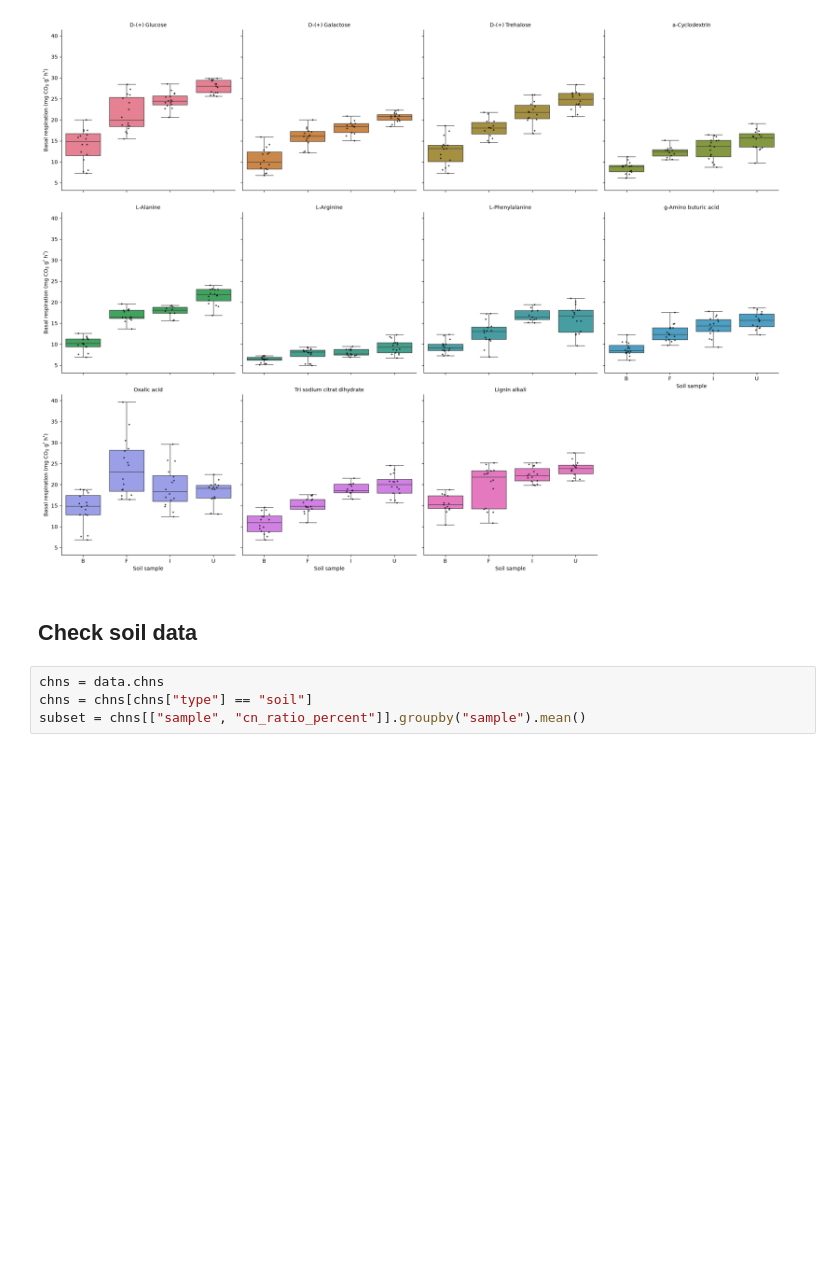
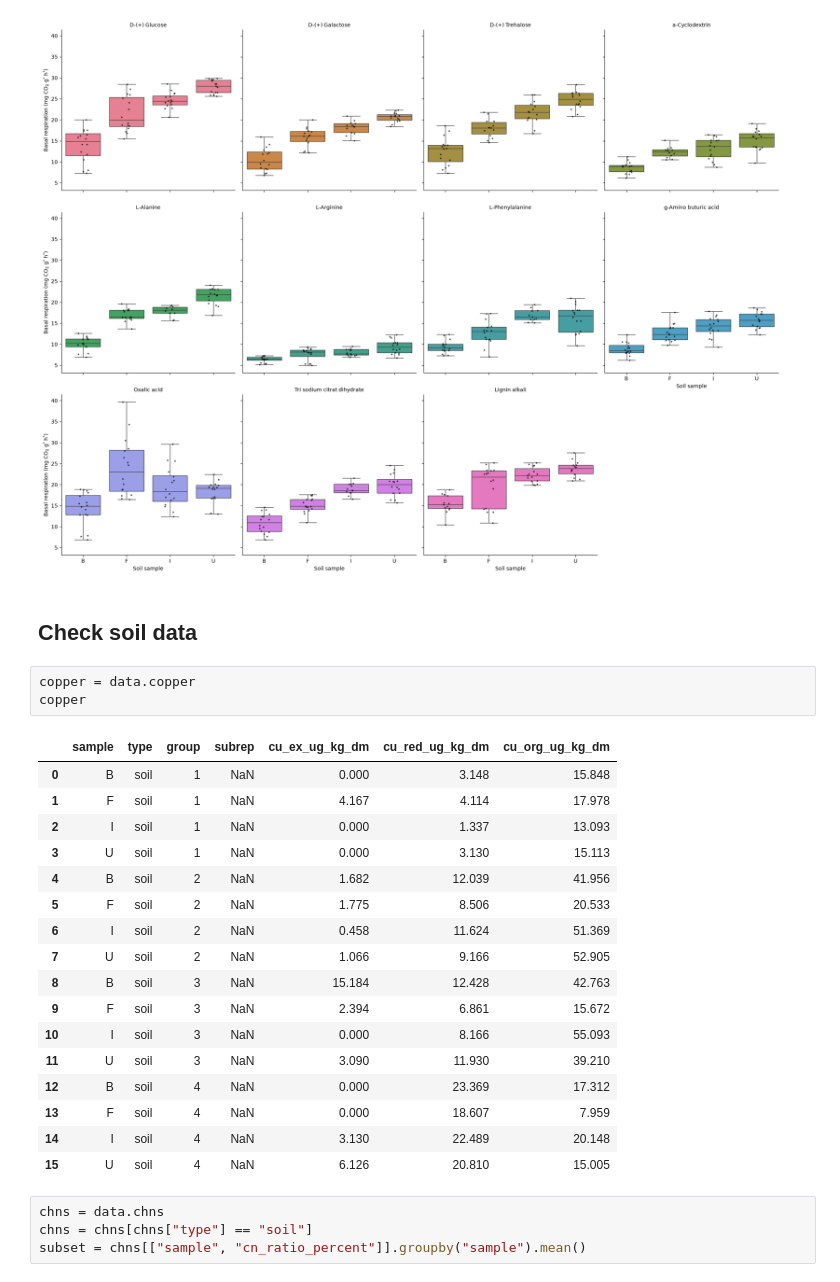
Before and after one commit to danielsehr/GEO6, a Jupyter notebook: src/geo6/main.ipynb, the cells around one changed output. Cells and saved outputs as stored; diff of their text form; blank space fills up the shorter version.

```diff
--- a/src/geo6/main.ipynb
+++ b/src/geo6/main.ipynb
@@ -133,6 +133,27 @@ save_plot(plot=plot, name="sir_boxplot")
 [figure]
 # %% [markdown]
 ## Check soil data
+# %%
+copper = data.copper
+copper
+# %% [output]
+|  | sample | type | group | subrep | cu_ex_ug_kg_dm | cu_red_ug_kg_dm | cu_org_ug_kg_dm |
+| 0 | B | soil | 1 | NaN | 0.000 | 3.148 | 15.848 |
+| 1 | F | soil | 1 | NaN | 4.167 | 4.114 | 17.978 |
+| 2 | I | soil | 1 | NaN | 0.000 | 1.337 | 13.093 |
+| 3 | U | soil | 1 | NaN | 0.000 | 3.130 | 15.113 |
+| 4 | B | soil | 2 | NaN | 1.682 | 12.039 | 41.956 |
+| 5 | F | soil | 2 | NaN | 1.775 | 8.506 | 20.533 |
+| 6 | I | soil | 2 | NaN | 0.458 | 11.624 | 51.369 |
+| 7 | U | soil | 2 | NaN | 1.066 | 9.166 | 52.905 |
+| 8 | B | soil | 3 | NaN | 15.184 | 12.428 | 42.763 |
+| 9 | F | soil | 3 | NaN | 2.394 | 6.861 | 15.672 |
+| 10 | I | soil | 3 | NaN | 0.000 | 8.166 | 55.093 |
+| 11 | U | soil | 3 | NaN | 3.090 | 11.930 | 39.210 |
+| 12 | B | soil | 4 | NaN | 0.000 | 23.369 | 17.312 |
+| 13 | F | soil | 4 | NaN | 0.000 | 18.607 | 7.959 |
+| 14 | I | soil | 4 | NaN | 3.130 | 22.489 | 20.148 |
+| 15 | U | soil | 4 | NaN | 6.126 | 20.810 | 15.005 |
 # %%
 chns = data.chns
 chns = chns[chns["type"] == "soil"]
```
Also changed, not shown: parts of 6 cells of this notebook, 2 other files.
